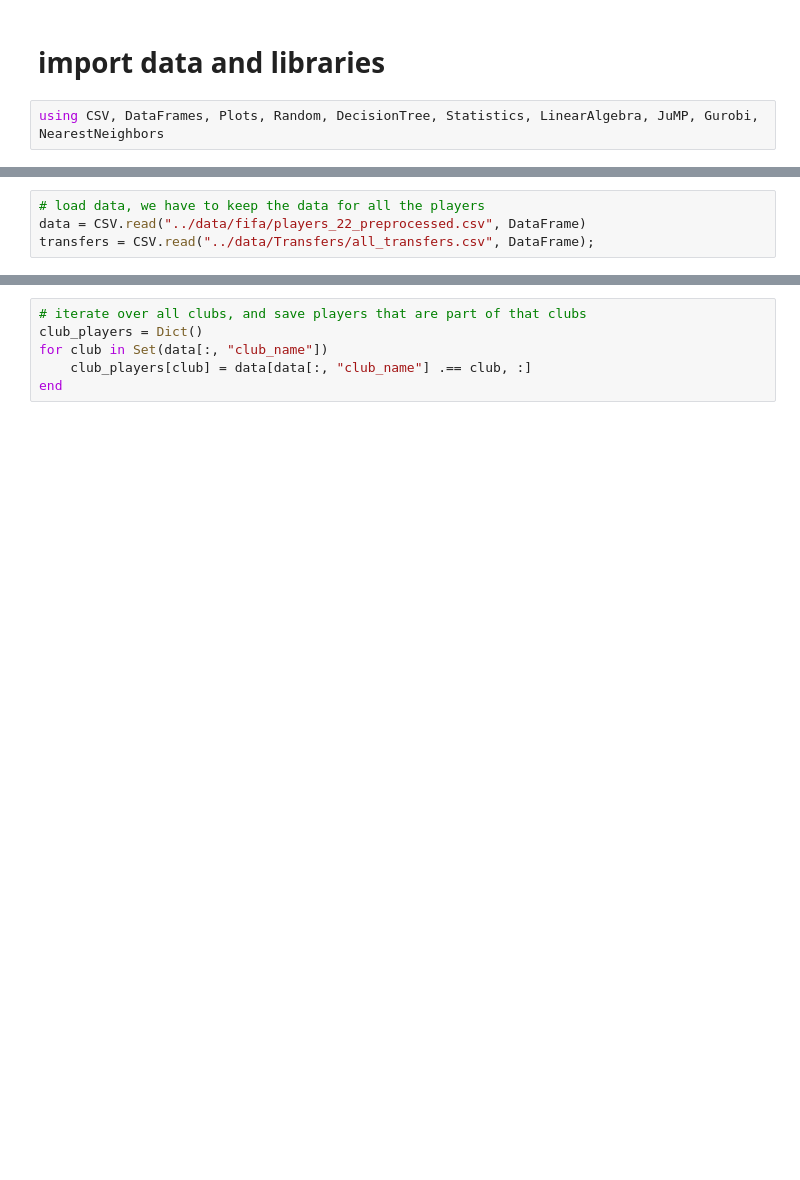
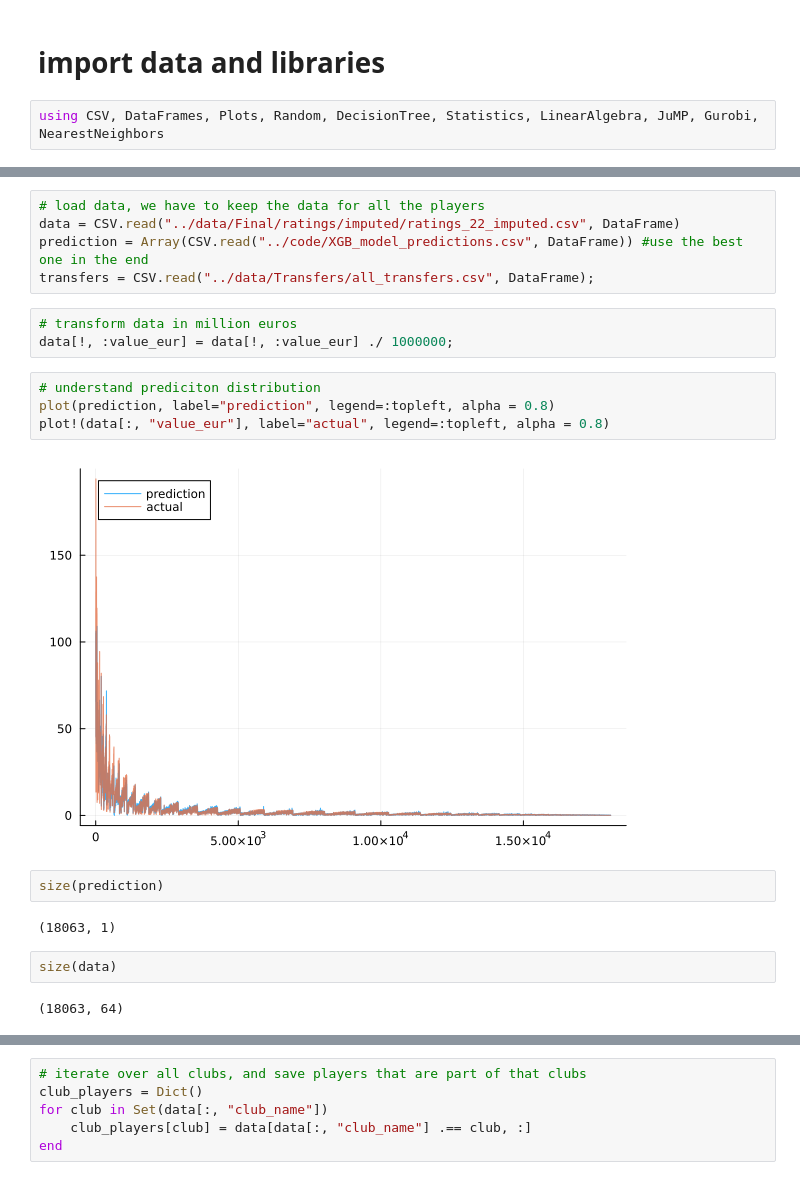
Before and after one commit to azanon00/Transfer_Strategy_Prescription, a Jupyter notebook: code/andrea_prescriptive_models.ipynb, the cells around one changed output, grey strips where cells are left out. Saved outputs shown, nothing was run; the diff lists cells and outputs as text; blank space fills up the shorter version.

```diff
--- a/code/andrea_prescriptive_models.ipynb
+++ b/code/andrea_prescriptive_models.ipynb
@@ -11,4 +9,22 @@ const GRB_ENV = Gurobi.Env(output_flag=0);
 # %%
 # load data, we have to keep the data for all the players
-data = CSV.read("../data/fifa/players_22_preprocessed.csv", DataFrame)
+data = CSV.read("../data/Final/ratings/imputed/ratings_22_imputed.csv", DataFrame)
+prediction = Array(CSV.read("../code/XGB_model_predictions.csv", DataFrame)) #use the best one in the end
 transfers = CSV.read("../data/Transfers/all_transfers.csv", DataFrame);
+# %%
+# transform data in million euros
+data[!, :value_eur] = data[!, :value_eur] ./ 1000000;
+# %%
+# understand prediciton distribution
+plot(prediction, label="prediction", legend=:topleft, alpha = 0.8)
+plot!(data[:, "value_eur"], label="actual", legend=:topleft, alpha = 0.8)
+# %% [output]
+[figure, added]
+# %%
+size(prediction)
+# %% [output]
+(18063, 1)
+# %%
+size(data)
+# %% [output]
+(18063, 64)
```
Also changed, not shown: parts of 25 cells of this notebook.
